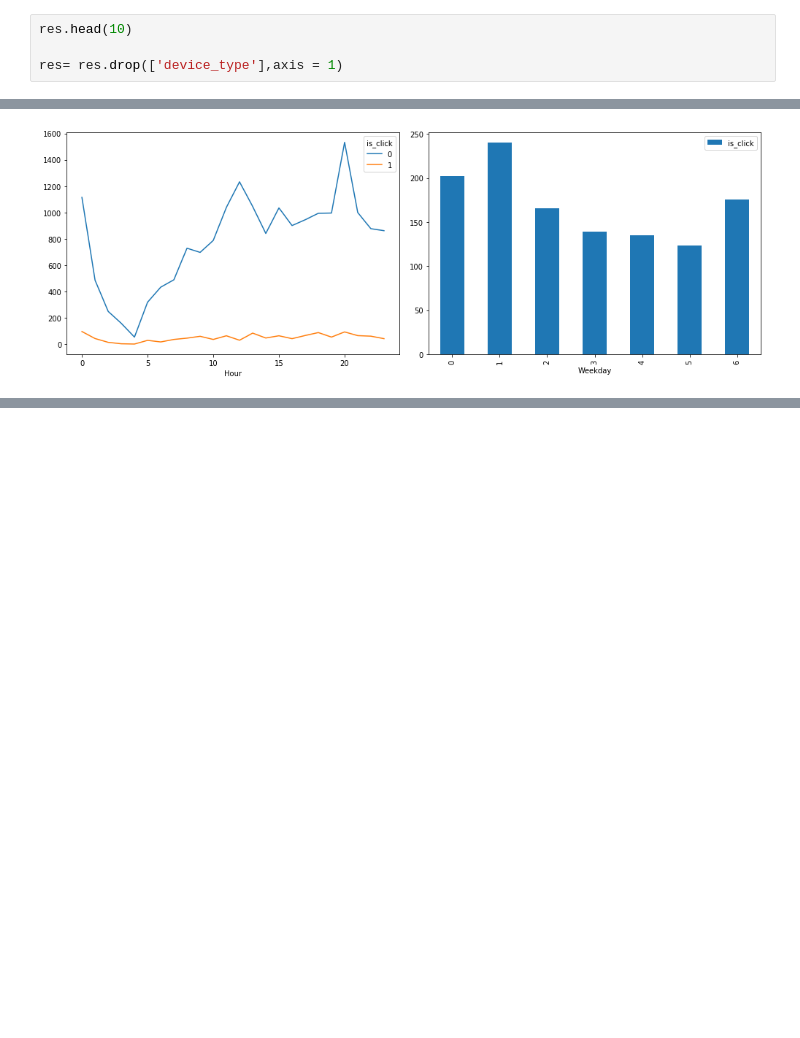
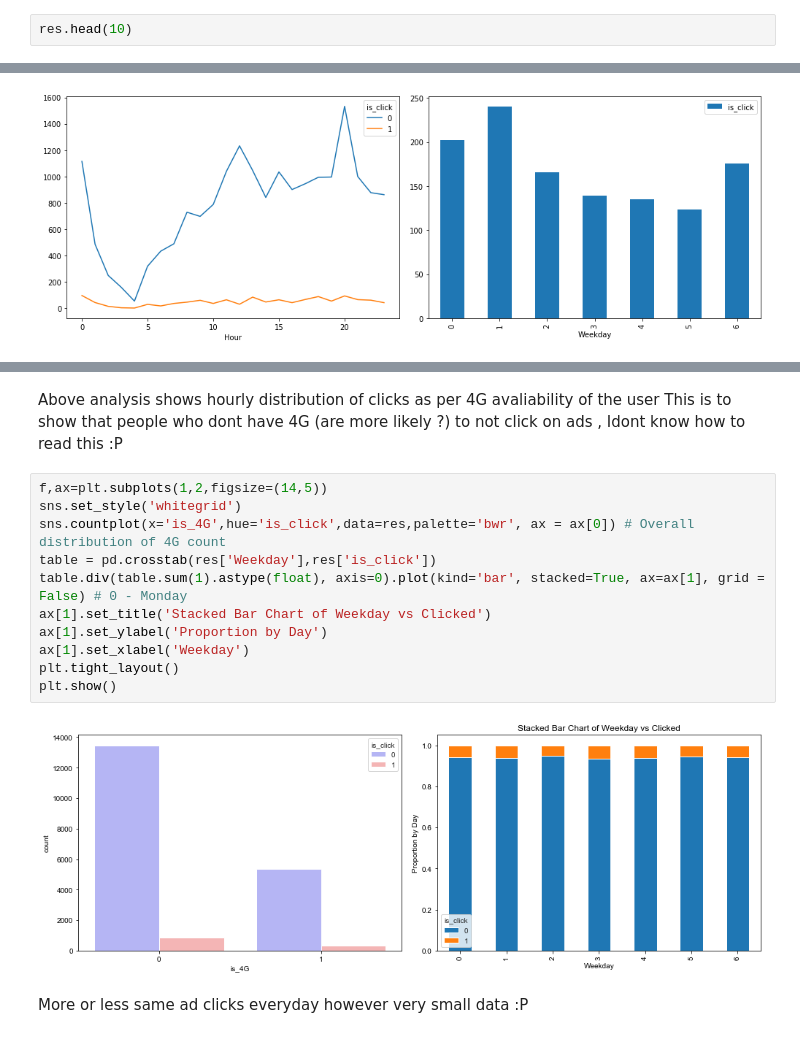
Before and after one commit to AmeyMohite12/ctr_fyp, a Jupyter notebook: Test_criterio.ipynb, the cells around one changed output, grey strips where cells are left out. Cells and saved outputs as stored; diff of their text form; blank space fills up the shorter version.

```diff
--- a/Test_criterio.ipynb
+++ b/Test_criterio.ipynb
@@ -92,5 +92,3 @@ for feature in features_to_encode:
 Let us One hot encode some features as above
 # %%
 res.head(10)
-
-res= res.drop(['device_type'],axis = 1)
@@ -212,0 +267,18 @@ plt.show()
+# %% [markdown]
+Above analysis shows hourly distribution of clicks as per 4G avaliability of the user
+This is to show that people who dont have 4G (are more likely ?) to not click on ads , Idont know how to read this :P
+# %%
+f,ax=plt.subplots(1,2,figsize=(14,5))
+sns.set_style('whitegrid')
+sns.countplot(x='is_4G',hue='is_click',data=res,palette='bwr', ax = ax[0]) # Overall distribution of 4G count
+table = pd.crosstab(res['Weekday'],res['is_click'])
+table.div(table.sum(1).astype(float), axis=0).plot(kind='bar', stacked=True, ax=ax[1], grid = False) # 0 - Monday
+ax[1].set_title('Stacked Bar Chart of Weekday vs Clicked')
+ax[1].set_ylabel('Proportion by Day')
+ax[1].set_xlabel('Weekday')
+plt.tight_layout()
+plt.show()
+# %% [output]
+[figure, added]
+# %% [markdown]
+More or less same ad clicks everyday however very small data :P
```
Also changed, not shown: parts of 26 cells of this notebook.
